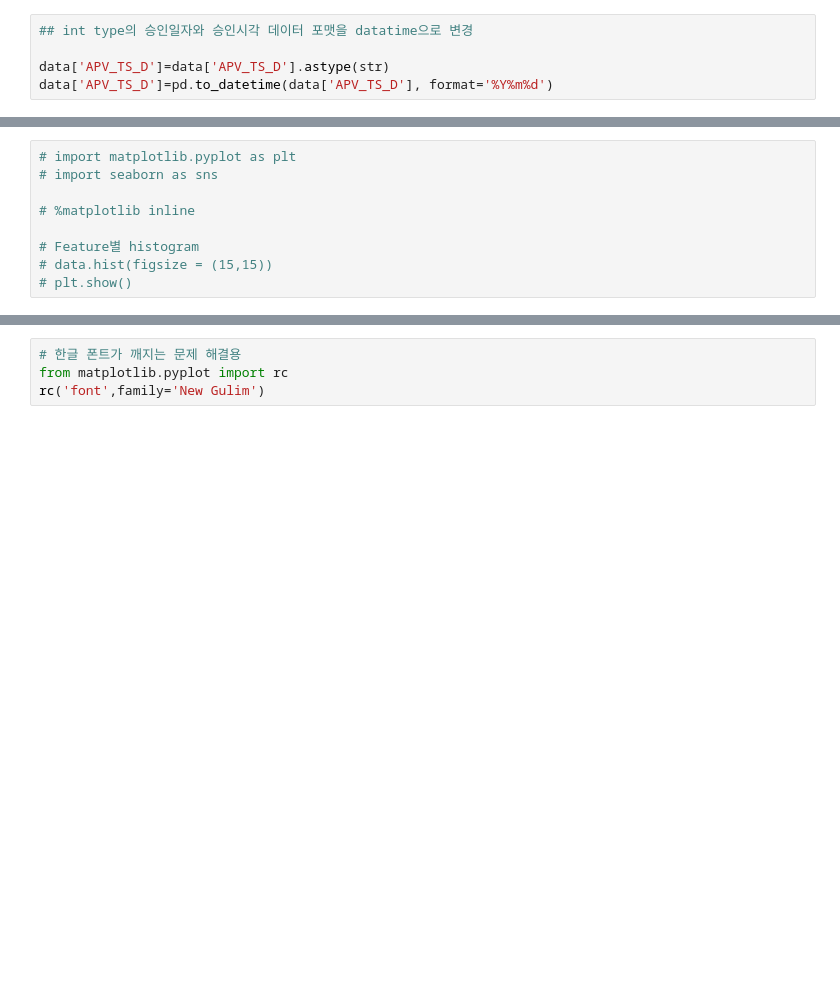
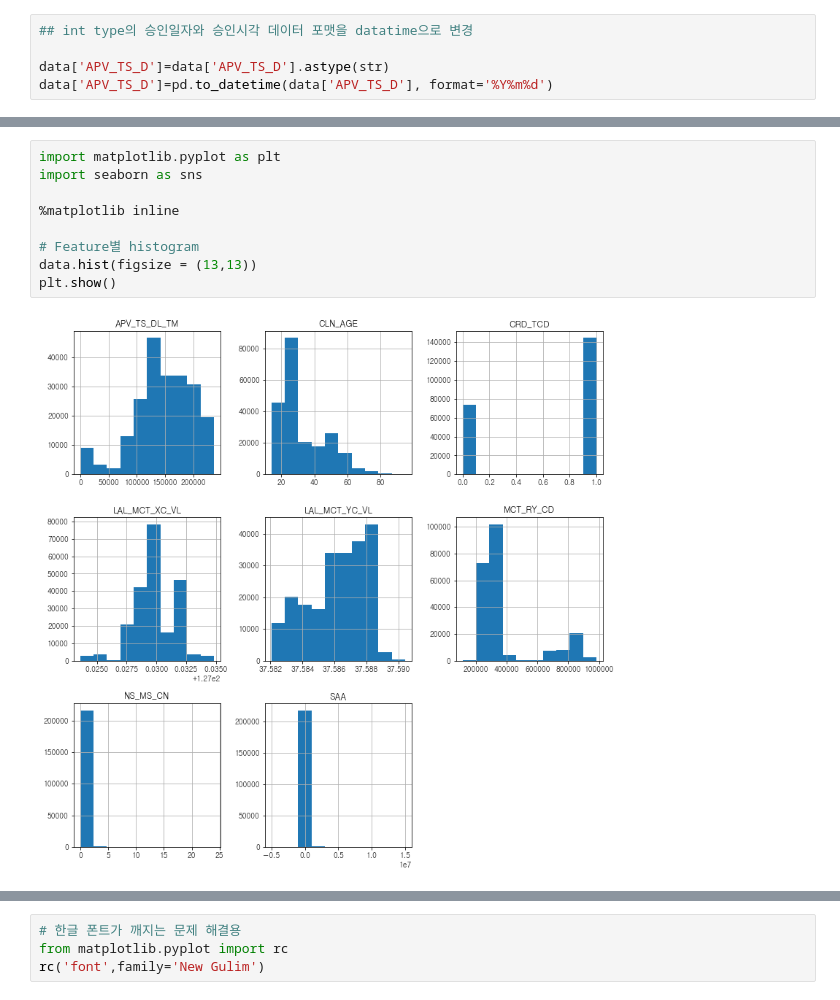
Before and after one commit to lain-02/aiproject, a Jupyter notebook: ai_project.ipynb, the cells around one changed output, grey strips where cells are left out. Cells and saved outputs as stored; diff of their text form; blank space fills up the shorter version.

```diff
--- a/ai_project.ipynb
+++ b/ai_project.ipynb
@@ -65,11 +65,13 @@ data.describe()
 | 75% | 43.000000 | 331000.000000 | 127.031232 | 37.587526 | 184605.000000 | 1.000000 | 0.000000 | 1.100000e+04 |
 | max | 95.000000 | 982000.000000 | 127.034845 | 37.590431 | 235959.000000 | 1.000000 | 24.000000 | 1.500000e+07 |
 # %%
-# import matplotlib.pyplot as plt
-# import seaborn as sns
+import matplotlib.pyplot as plt
+import seaborn as sns
 
-# %matplotlib inline
+%matplotlib inline
 
 # Feature별 histogram
-# data.hist(figsize = (15,15))
-# plt.show()
+data.hist(figsize = (13,13))
+plt.show()
+# %% [output]
+[figure, added]
```
Also changed, not shown: parts of 17 cells of this notebook.
